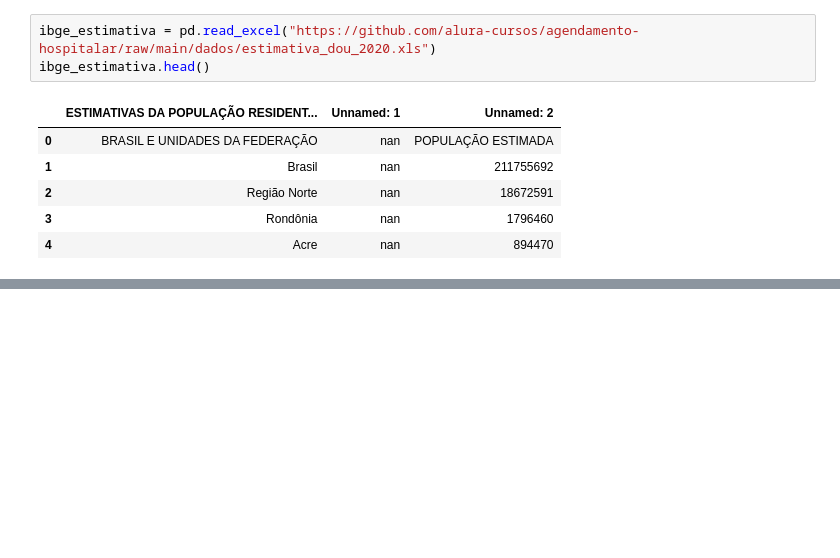
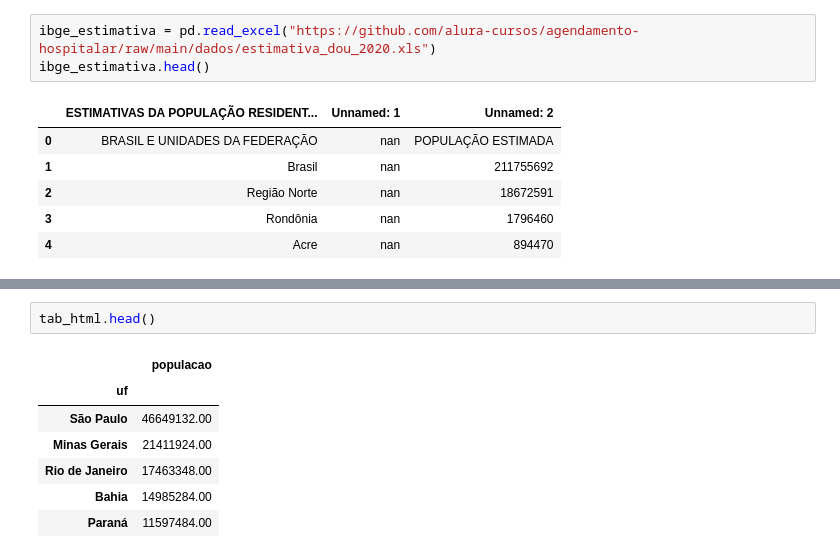
Before and after one commit to ricardosaj/Bootcamp-Data-Science-Alura, a Jupyter notebook: Aula02_Tratamento,_exploração_e_visualização_de_dados.ipynb, the cells around one changed output, grey strips where cells are left out. Cells and saved outputs as stored; diff of their text form; blank space fills up the shorter version.

```diff
--- a/Aula02_Tratamento,_exploração_e_visualização_de_dados.ipynb
+++ b/Aula02_Tratamento,_exploração_e_visualização_de_dados.ipynb
@@ -700,0 +695,10 @@ AttributeError: ignored
+# %%
+tab_html.head()
+# %% [output]
+|  | populacao |
+| uf |  |
+| São Paulo | 46649132.00 |
+| Minas Gerais | 21411924.00 |
+| Rio de Janeiro | 17463348.00 |
+| Bahia | 14985284.00 |
+| Paraná | 11597484.00 |
```
Also changed, not shown: parts of 10 cells of this notebook.
